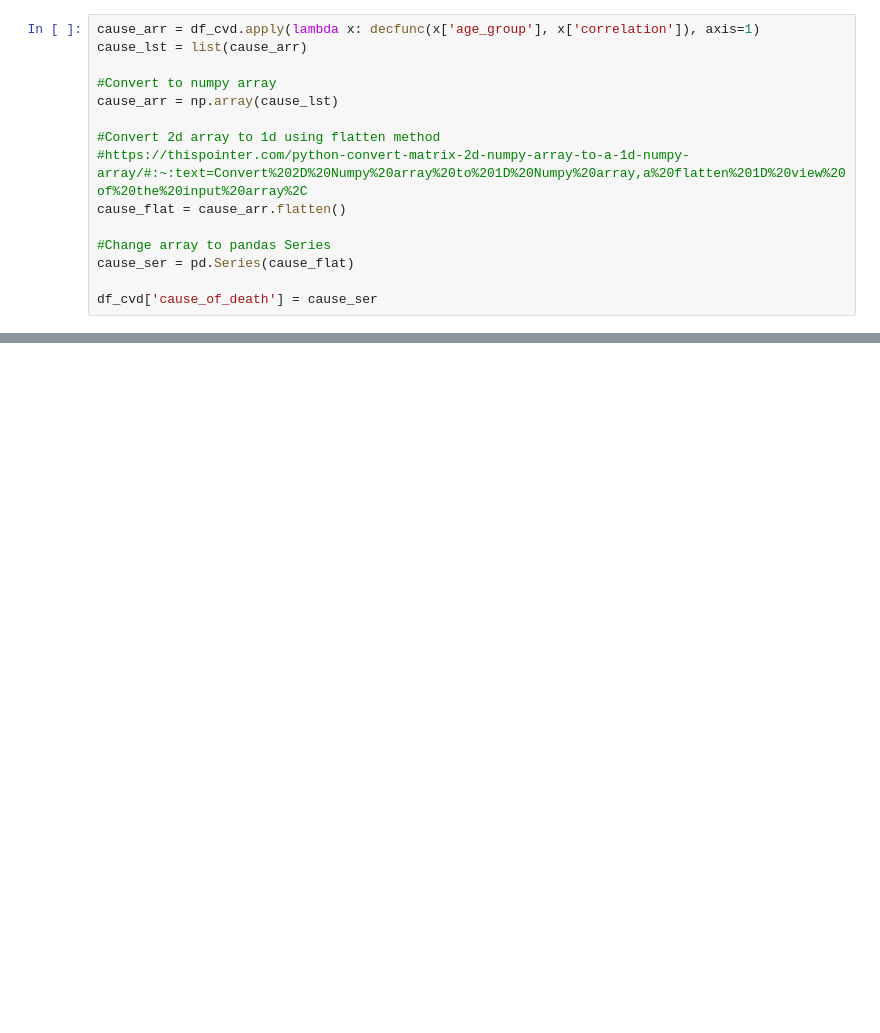
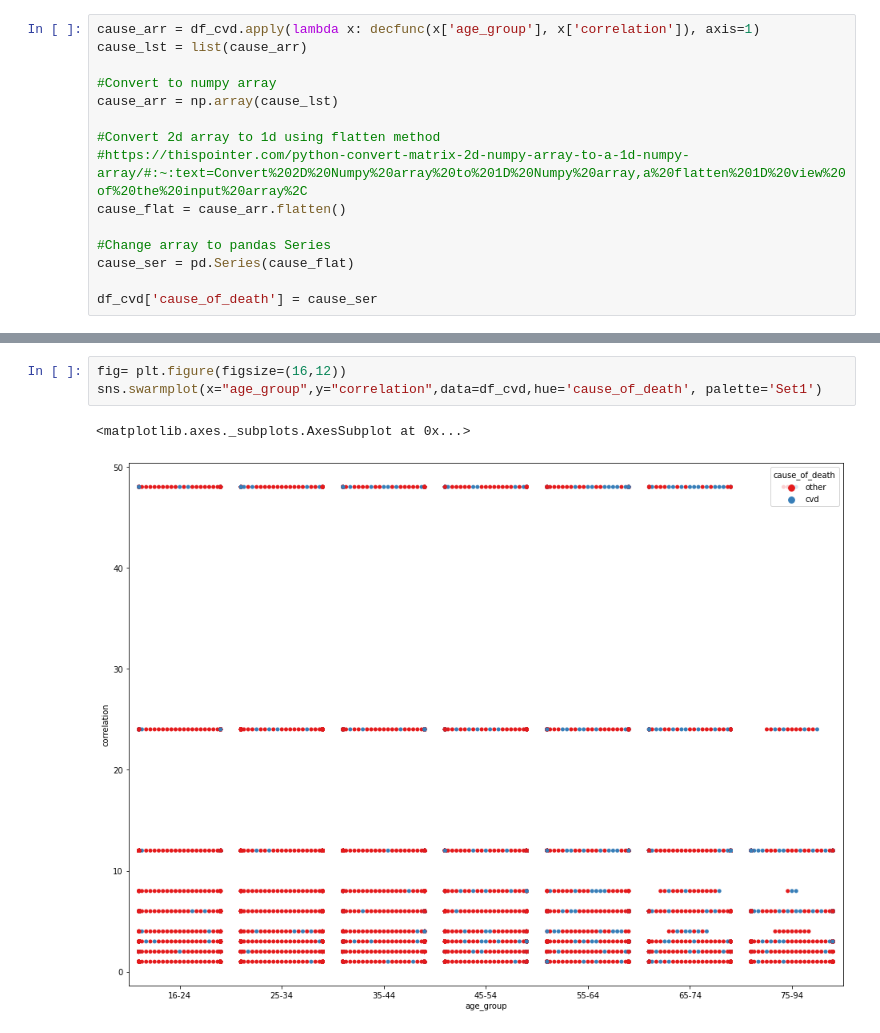
Before and after one commit to juliandunne1234/pada_project_g00267940, a Jupyter notebook: dataset_simulation_project.ipynb, the cells around one changed output, grey strips where cells are left out. Cells and saved outputs as stored; diff of their text form; blank space fills up the shorter version.

```diff
--- a/dataset_simulation_project.ipynb
+++ b/dataset_simulation_project.ipynb
@@ -866,0 +906,6 @@ final_cvd_df
+# %%
+fig= plt.figure(figsize=(16,12))
+sns.swarmplot(x="age_group",y="correlation",data=df_cvd,hue='cause_of_death', palette='Set1')
+# %% [output]
+<matplotlib.axes._subplots.AxesSubplot at 0x...>
+[figure, added]
```
Also changed, not shown: parts of 10 cells of this notebook.
